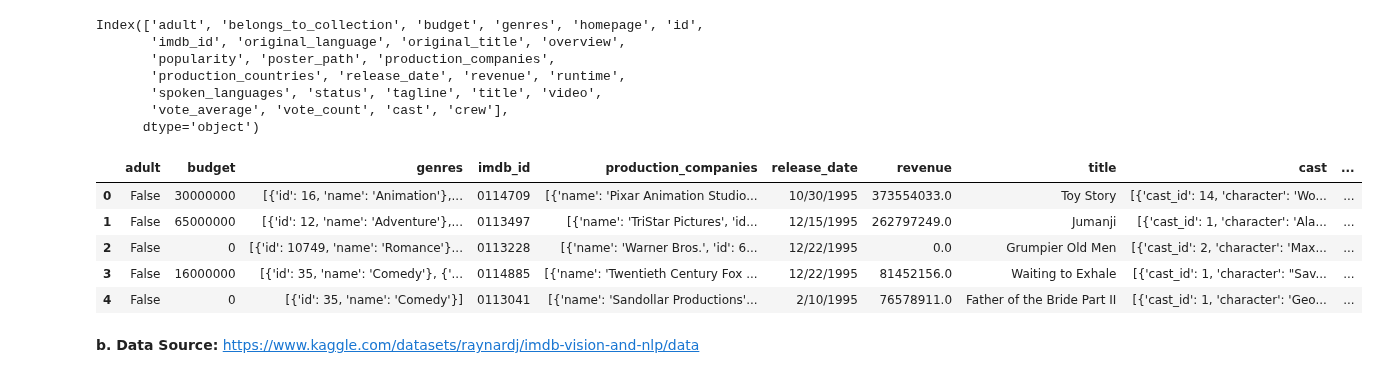
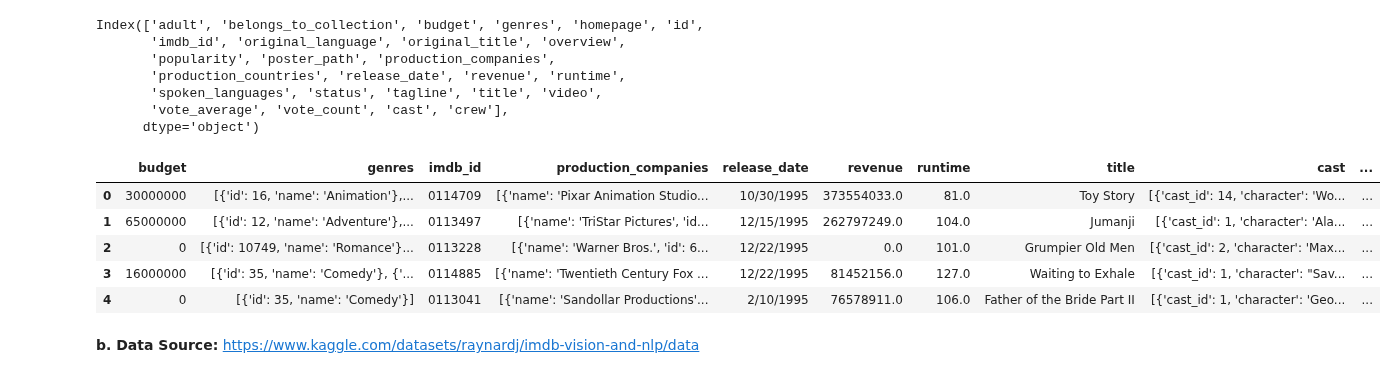
Before and after one commit to abccastro/Movie-Sentiment-Analysis, a Jupyter notebook: Movie Sentiment Analysis.ipynb, the cells around one changed output. Cells and saved outputs as stored; diff of their text form; code cells hidden in the pictures.

```diff
--- a/Movie Sentiment Analysis.ipynb
+++ b/Movie Sentiment Analysis.ipynb
@@ -75,21 +75,21 @@ Index(['adult', 'belongs_to_collection', 'budget', 'genres', 'homepage', 'id',
       dtype='object')
 # %%
 # Drop columns that are not relevant
-del_columns = ['belongs_to_collection', 'homepage', 'id', 'original_language', 'original_title', 'popularity', 'poster_path',
-               'overview', 'tagline', 'production_countries', 'runtime', 'spoken_languages', 'status', 'video', 'vote_average', 'vote_count']
+del_columns = ['belongs_to_collection', 'homepage', 'id', 'original_language', 'original_title', 'popularity', 'poster_path', 'adult',
+               'overview', 'tagline', 'production_countries', 'spoken_languages', 'status', 'video', 'vote_average', 'vote_count']
 movies_metadata_df = movies_metadata_df.drop(del_columns, axis=1)
 
 # Remove 'tt' appended on the IMDB ID
 movies_metadata_df['imdb_id'] = movies_metadata_df['imdb_id'].apply(lambda x : x[2:] if isinstance(x, str) and "tt" in x else x)
 
 movies_metadata_df.head(5)
 # %% [output]
-|  | adult | budget | genres | imdb_id | production_companies | release_date | revenue | title | cast | ... |
-| 0 | False | 30000000 | [{'id': 16, 'name': 'Animation'},... | 0114709 | [{'name': 'Pixar Animation Studio... | 10/30/1995 | 373554033.0 | Toy Story | [{'cast_id': 14, 'character': 'Wo... | ... |
-| 1 | False | 65000000 | [{'id': 12, 'name': 'Adventure'},... | 0113497 | [{'name': 'TriStar Pictures', 'id... | 12/15/1995 | 262797249.0 | Jumanji | [{'cast_id': 1, 'character': 'Ala... | ... |
-| 2 | False | 0 | [{'id': 10749, 'name': 'Romance'}... | 0113228 | [{'name': 'Warner Bros.', 'id': 6... | 12/22/1995 | 0.0 | Grumpier Old Men | [{'cast_id': 2, 'character': 'Max... | ... |
-| 3 | False | 16000000 | [{'id': 35, 'name': 'Comedy'}, {'... | 0114885 | [{'name': 'Twentieth Century Fox ... | 12/22/1995 | 81452156.0 | Waiting to Exhale | [{'cast_id': 1, 'character': "Sav... | ... |
-| 4 | False | 0 | [{'id': 35, 'name': 'Comedy'}] | 0113041 | [{'name': 'Sandollar Productions'... | 2/10/1995 | 76578911.0 | Father of the Bride Part II | [{'cast_id': 1, 'character': 'Geo... | ... |
+|  | budget | genres | imdb_id | production_companies | release_date | revenue | runtime | title | cast | ... |
+| 0 | 30000000 | [{'id': 16, 'name': 'Animation'},... | 0114709 | [{'name': 'Pixar Animation Studio... | 10/30/1995 | 373554033.0 | 81.0 | Toy Story | [{'cast_id': 14, 'character': 'Wo... | ... |
+| 1 | 65000000 | [{'id': 12, 'name': 'Adventure'},... | 0113497 | [{'name': 'TriStar Pictures', 'id... | 12/15/1995 | 262797249.0 | 104.0 | Jumanji | [{'cast_id': 1, 'character': 'Ala... | ... |
+| 2 | 0 | [{'id': 10749, 'name': 'Romance'}... | 0113228 | [{'name': 'Warner Bros.', 'id': 6... | 12/22/1995 | 0.0 | 101.0 | Grumpier Old Men | [{'cast_id': 2, 'character': 'Max... | ... |
+| 3 | 16000000 | [{'id': 35, 'name': 'Comedy'}, {'... | 0114885 | [{'name': 'Twentieth Century Fox ... | 12/22/1995 | 81452156.0 | 127.0 | Waiting to Exhale | [{'cast_id': 1, 'character': "Sav... | ... |
+| 4 | 0 | [{'id': 35, 'name': 'Comedy'}] | 0113041 | [{'name': 'Sandollar Productions'... | 2/10/1995 | 76578911.0 | 106.0 | Father of the Bride Part II | [{'cast_id': 1, 'character': 'Geo... | ... |
 # %% [markdown]
 __b. Data Source:__ https://www.kaggle.com/datasets/raynardj/imdb-vision-and-nlp/data
 # %%
```
Also changed, not shown: parts of 13 cells of this notebook, 3 other files.
